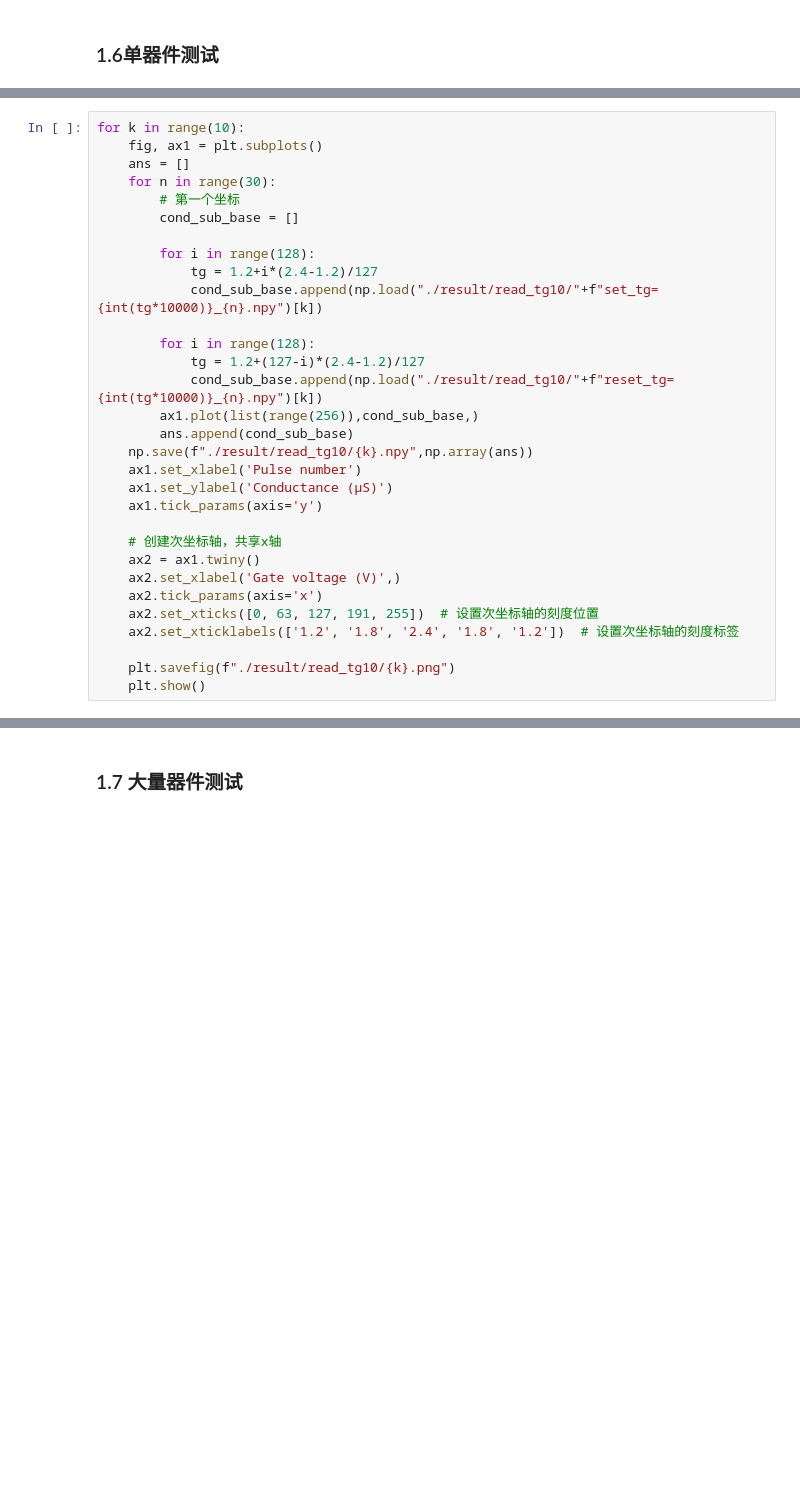
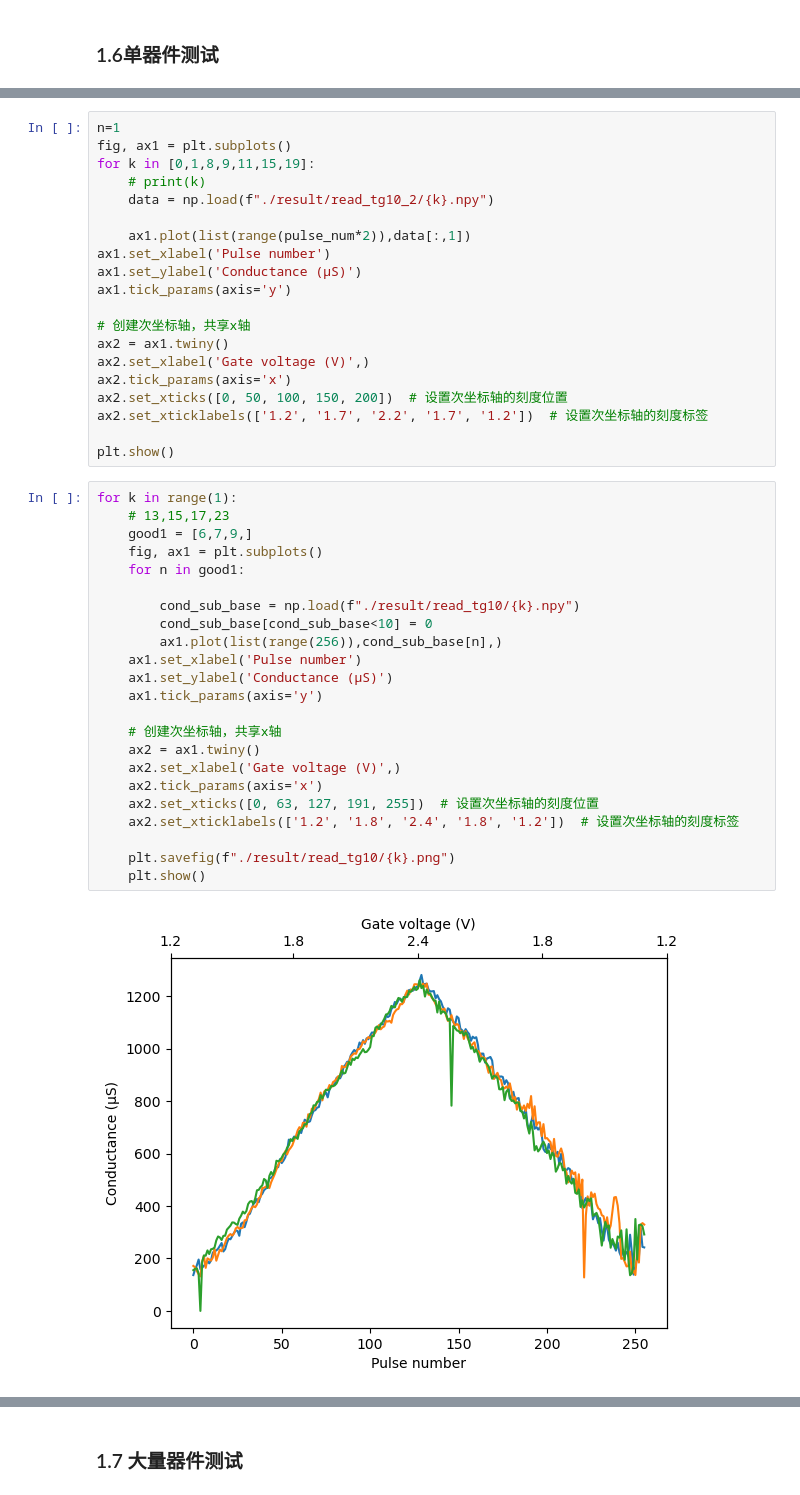
Before and after one commit to bei-meng/host_computer, a Jupyter notebook: 7验证器件性能.ipynb, the cells around one changed output, grey strips where cells are left out. Saved outputs shown, nothing was run; the diff lists cells and outputs as text; blank space fills up the shorter version.

```diff
--- a/7验证器件性能.ipynb
+++ b/7验证器件性能.ipynb
@@ -134,31 +182,45 @@ for k in range(20,30):
+# %%
+n=1
+fig, ax1 = plt.subplots()
+for k in [0,1,8,9,11,15,19]:
+    # print(k)
+    data = np.load(f"./result/read_tg10_2/{k}.npy")
+
+    ax1.plot(list(range(pulse_num*2)),data[:,1])
+ax1.set_xlabel('Pulse number')
+ax1.set_ylabel('Conductance (µS)')
+ax1.tick_params(axis='y')
+
+# 创建次坐标轴，共享x轴
+ax2 = ax1.twiny()
+ax2.set_xlabel('Gate voltage (V)',)
+ax2.tick_params(axis='x')
+ax2.set_xticks([0, 50, 100, 150, 200])  # 设置次坐标轴的刻度位置
+ax2.set_xticklabels(['1.2', '1.7', '2.2', '1.7', '1.2'])  # 设置次坐标轴的刻度标签
+
+plt.show()
 # %%
-for k in range(10):
+for k in range(1):
+    # 13,15,17,23
+    good1 = [6,7,9,]
     fig, ax1 = plt.subplots()
-    ans = []
-    for n in range(30):
-        # 第一个坐标
-        cond_sub_base = []
+    for n in good1:
 
-        for i in range(128):
-            tg = 1.2+i*(2.4-1.2)/127
-            cond_sub_base.append(np.load("./result/read_tg10/"+f"set_tg={int(tg*10000)}_{n}.npy")[k])
-
-        for i in range(128):
-            tg = 1.2+(127-i)*(2.4-1.2)/127
-            cond_sub_base.append(np.load("./result/read_tg10/"+f"reset_tg={int(tg*10000)}_{n}.npy")[k])
-        ax1.plot(list(range(256)),cond_sub_base,)
-        ans.append(cond_sub_base)
-    np.save(f"./result/read_tg10/{k}.npy",np.array(ans))
+        cond_sub_base = np.load(f"./result/read_tg10/{k}.npy")
+        cond_sub_base[cond_sub_base<10] = 0
+        ax1.plot(list(range(256)),cond_sub_base[n],)
     ax1.set_xlabel('Pulse number')
     ax1.set_ylabel('Conductance (µS)')
     ax1.tick_params(axis='y')
 
     # 创建次坐标轴，共享x轴
     ax2 = ax1.twiny()
     ax2.set_xlabel('Gate voltage (V)',)
     ax2.tick_params(axis='x')
     ax2.set_xticks([0, 63, 127, 191, 255])  # 设置次坐标轴的刻度位置
     ax2.set_xticklabels(['1.2', '1.8', '2.4', '1.8', '1.2'])  # 设置次坐标轴的刻度标签
 
     plt.savefig(f"./result/read_tg10/{k}.png")
     plt.show()
+# %% [output]
+[figure, added]
```
Also changed, not shown: parts of 12 cells of this notebook, 8 other files.
